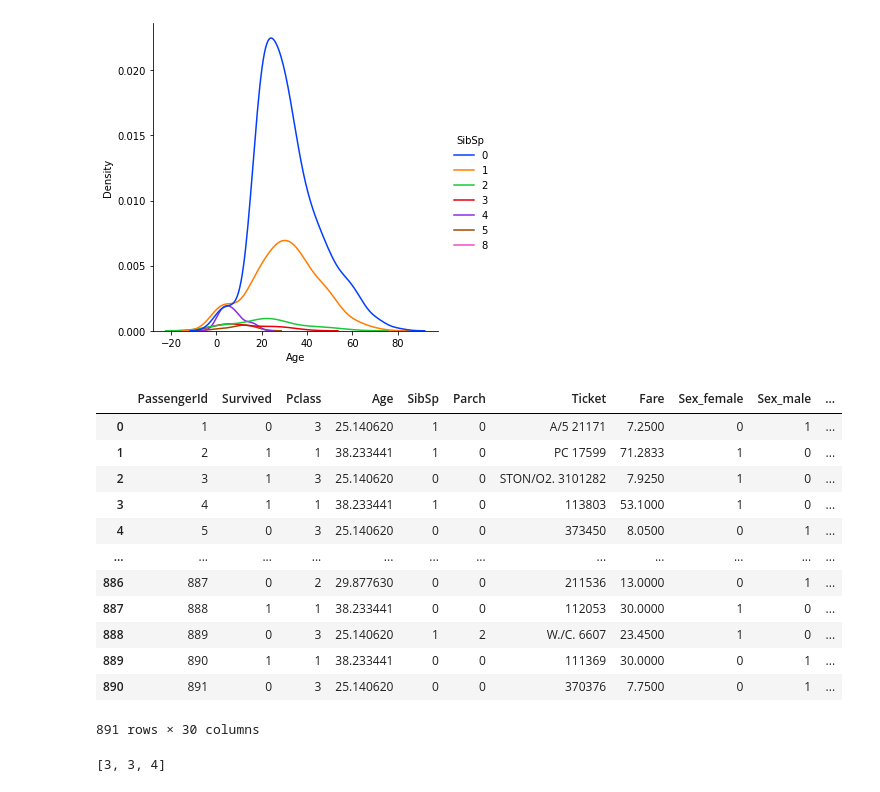
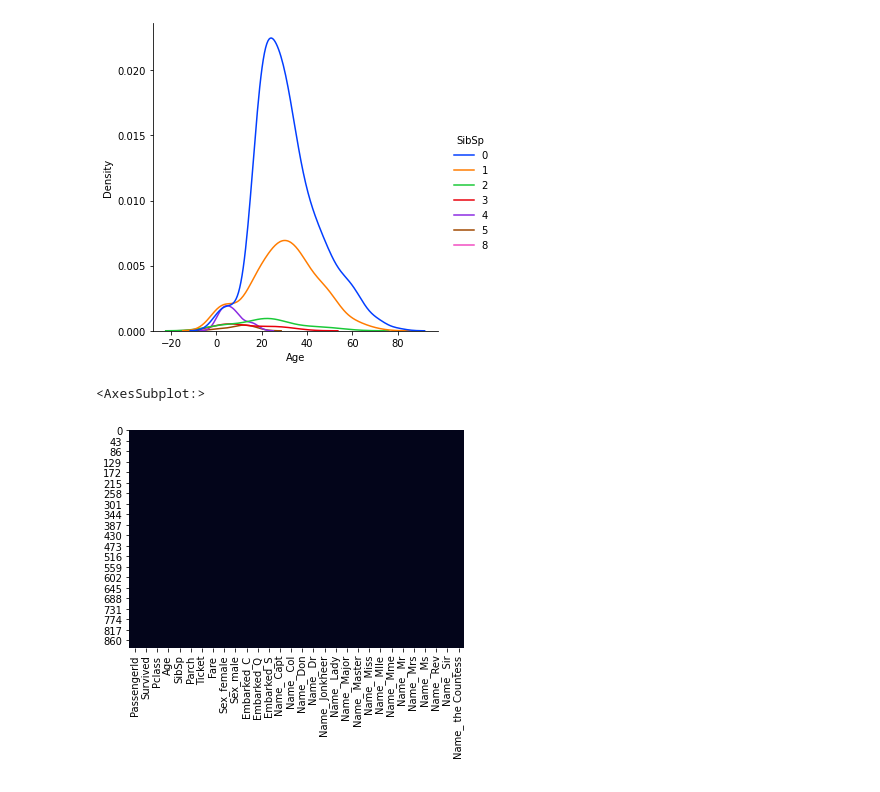
Before and after one commit to AbdelrahmanElMahdy/AiGettingHandsDirty, a Jupyter notebook: Titanic/Titanic.ipynb, the cells around one changed output. Cells and saved outputs as stored; diff of their text form; code cells hidden in the pictures.

Commit message:
data processing

```diff
--- a/Titanic/Titanic.ipynb
+++ b/Titanic/Titanic.ipynb
@@ -266,26 +266,8 @@ def fill_age(dataframe ,P1AgeMean=P1AgeMean,P2AgeMean=P2AgeMean,P3AgeMean=P3AgeM
     return dataframe
 # %%
 train_data=train_data.apply(lambda entry : fill_age(dataframe=entry),axis=1)
-train_data
+
+sns.heatmap(train_data.isnull(),cbar=False)
 # %% [output]
-|  | PassengerId | Survived | Pclass | Age | SibSp | Parch | Ticket | Fare | Sex_female | Sex_male | ... |
-| 0 | 1 | 0 | 3 | 25.140620 | 1 | 0 | A/5 21171 | 7.2500 | 0 | 1 | ... |
-| 1 | 2 | 1 | 1 | 38.233441 | 1 | 0 | PC 17599 | 71.2833 | 1 | 0 | ... |
-| 2 | 3 | 1 | 3 | 25.140620 | 0 | 0 | STON/O2. 3101282 | 7.9250 | 1 | 0 | ... |
-| 3 | 4 | 1 | 1 | 38.233441 | 1 | 0 | 113803 | 53.1000 | 1 | 0 | ... |
-| 4 | 5 | 0 | 3 | 25.140620 | 0 | 0 | 373450 | 8.0500 | 0 | 1 | ... |
-| ... | ... | ... | ... | ... | ... | ... | ... | ... | ... | ... | ... |
-| 886 | 887 | 0 | 2 | 29.877630 | 0 | 0 | 211536 | 13.0000 | 0 | 1 | ... |
-| 887 | 888 | 1 | 1 | 38.233441 | 0 | 0 | 112053 | 30.0000 | 1 | 0 | ... |
-| 888 | 889 | 0 | 3 | 25.140620 | 1 | 2 | W./C. 6607 | 23.4500 | 1 | 0 | ... |
-| 889 | 890 | 1 | 1 | 38.233441 | 0 | 0 | 111369 | 30.0000 | 0 | 1 | ... |
-| 890 | 891 | 0 | 3 | 25.140620 | 0 | 0 | 370376 | 7.7500 | 0 | 1 | ... |
-891 rows × 30 columns
+<AxesSubplot:>
+[figure, added]
-# %%
-def add(x):
-    return x +1
-z=[2,2,3]
-y=list(map(lambda x:add(x) ,z))
-y
-# %% [output]
-[3, 3, 4]
```
